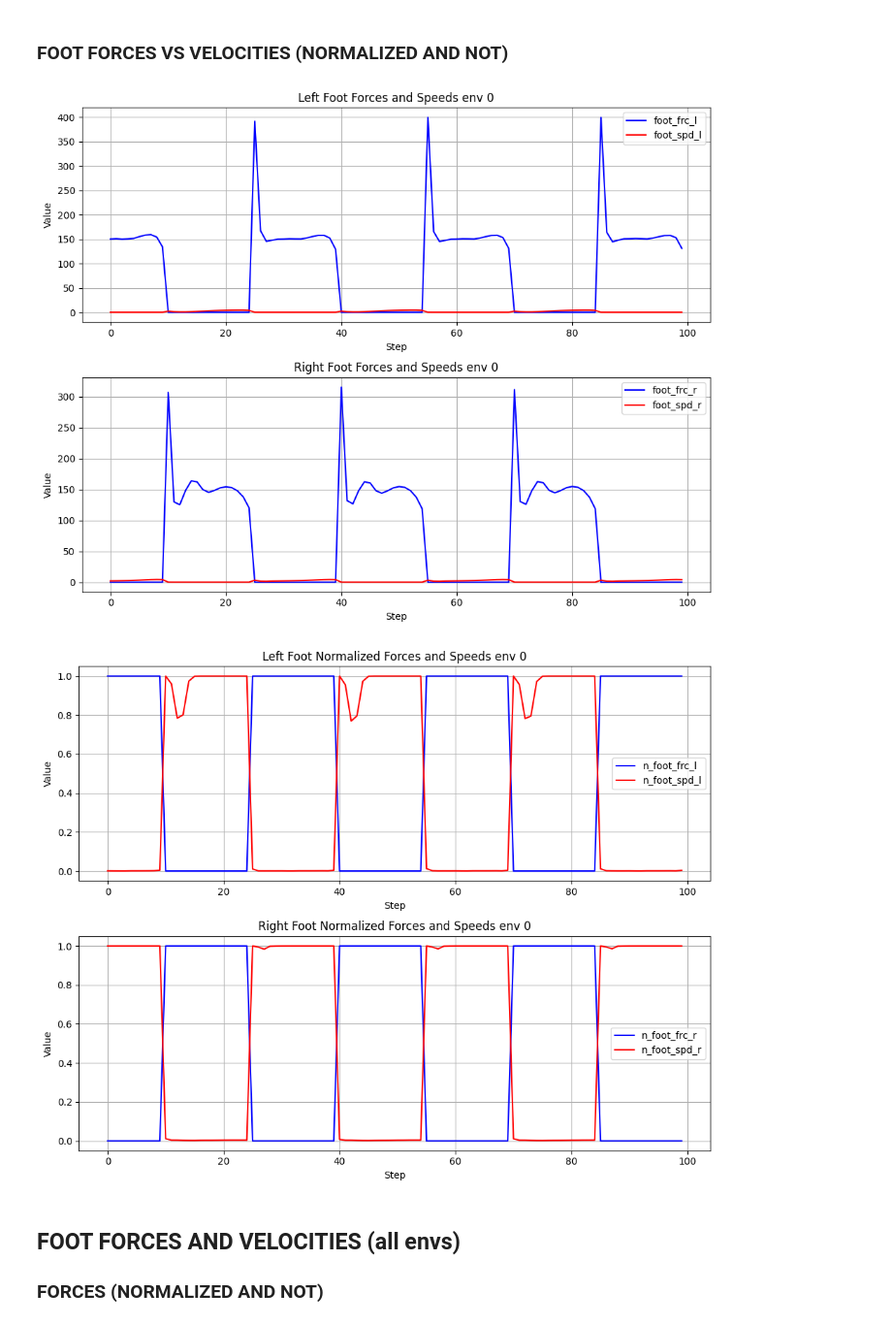
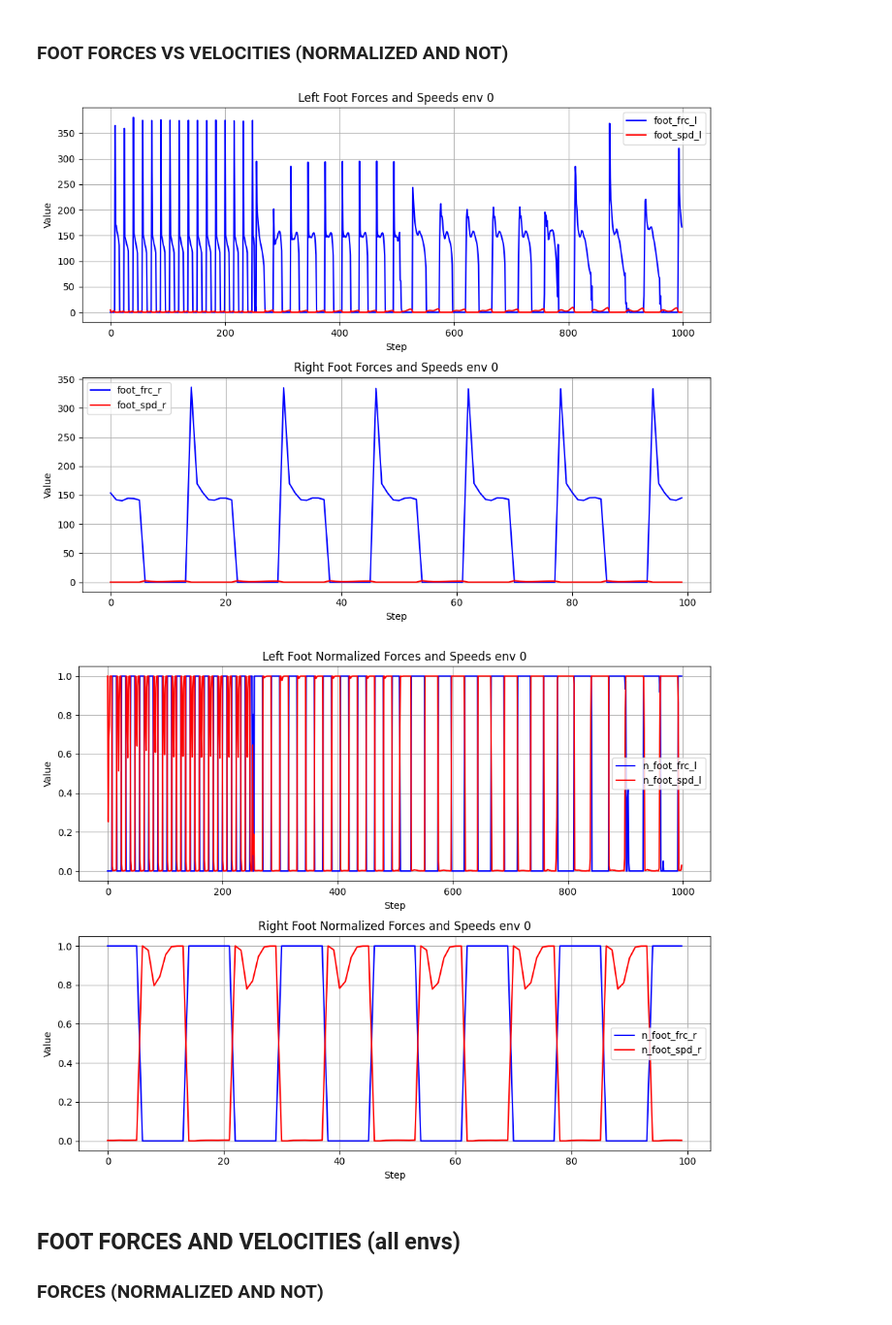
Before and after one commit to AndreaDiBenedett0/IsaacLab_fork, a Jupyter notebook: tools/statistics.ipynb, the cells around one changed output. Shown at 97% size. Saved outputs shown, nothing was run; the diff lists cells and outputs as text; code cells hidden in the pictures.

```diff
--- a/tools/statistics.ipynb
+++ b/tools/statistics.ipynb
@@ -5,7 +5,7 @@ import matplotlib.pyplot as plt
 # %% [markdown]
 # **LOAD DATA**
 # %%
-data = torch.load("/home/user-05/isaac_lab_projects/IsaacLab_fork/logs/rsl_rl/data_rollout/rollout_00000900.pt")
+data = torch.load("/home/user-05/isaac_lab_projects/IsaacLab_fork/logs/rsl_rl/data_rollout/rollout_00000999.pt")
 obs = data["obs"]
 act = data["act"]
 rew = data["rew"]
@@ -156,8 +156,8 @@ plt.show()
 # %%
 #2 subplots for left and right foot speed vs force
 fig, axs = plt.subplots(2, 1, figsize=(10, 8))
-axs[0].plot(foot_frc_l[env_id, 50:150], label="foot_frc_l", color='b')
-axs[0].plot(foot_spd_l[env_id, 50:150], label="foot_spd_l", color='r')
+axs[0].plot(foot_frc_l[env_id, :], label="foot_frc_l", color='b')
+axs[0].plot(foot_spd_l[env_id, :], label="foot_spd_l", color='r')
 axs[0].set_title(f"Left Foot Forces and Speeds env {env_id}")
 axs[0].set_xlabel("Step")
 axs[0].set_ylabel("Value")
@@ -173,28 +173,28 @@ axs[1].grid(True)
 plt.tight_layout()
 plt.show()
 # %% [output]
-[figure, old version]
+[figure, new version]
 # %%
 #2 subplots for left and right foot speed vs force (normalized)
 fig, axs = plt.subplots(2, 1, figsize=(10, 8))
-axs[0].plot(n_foot_frc_l[env_id, 50:150], label="n_foot_frc_l", color='b')
-axs[0].plot(n_foot_spd_l[env_id, 50:150], label="n_foot_spd_l", color='r')
+axs[0].plot(n_foot_frc_l[env_id, :], label="n_foot_frc_l", color='b')
+axs[0].plot(n_foot_spd_l[env_id, :], label="n_foot_spd_l", color='r')
 axs[0].set_title(f"Left Foot Normalized Forces and Speeds env {env_id}")
 axs[0].set_xlabel("Step")
 axs[0].set_ylabel("Value")
 axs[0].legend()
 axs[0].grid(True)
 axs[1].plot(n_foot_frc_r[env_id, 50:150], label="n_foot_frc_r", color='b')
 axs[1].plot(n_foot_spd_r[env_id, 50:150], label="n_foot_spd_r", color='r')
 axs[1].set_title(f"Right Foot Normalized Forces and Speeds env {env_id}")
 axs[1].set_xlabel("Step")
 axs[1].set_ylabel("Value")
 axs[1].legend()
 axs[1].grid(True)
 plt.tight_layout()
 plt.show()
 # %% [output]
-[figure, old version]
+[figure, new version]
 # %% [markdown]
 ## **FOOT FORCES AND VELOCITIES (all envs)**
 
```
Also changed, not shown: parts of 12 cells of this notebook, 16 other files.
